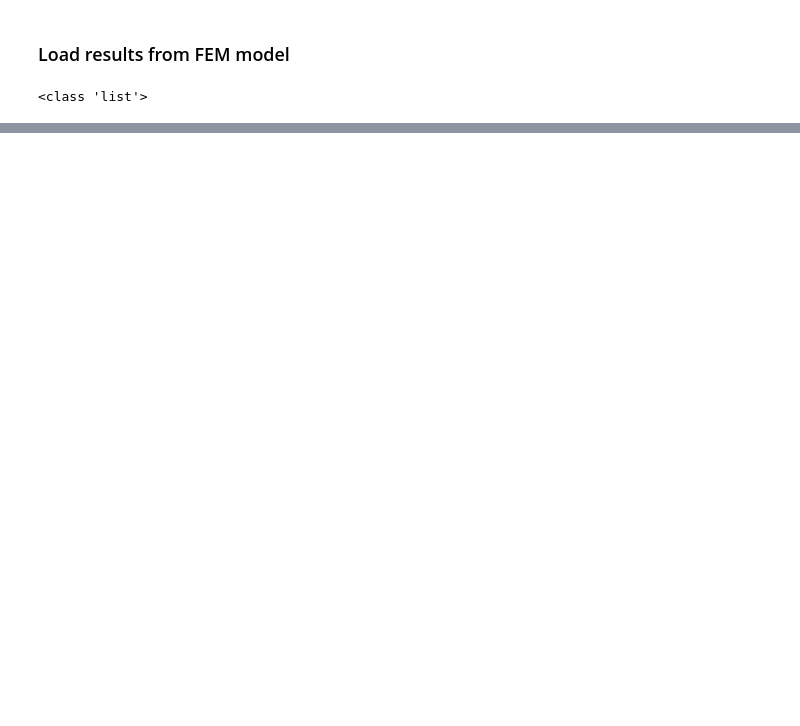
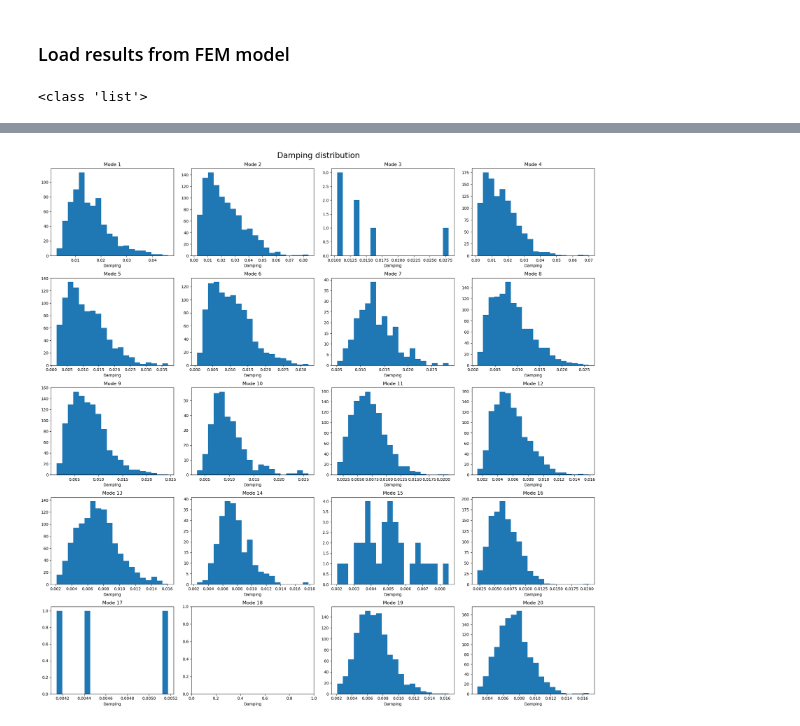
Before and after one commit to emilnebb/AOMA_Halogaland, a Jupyter notebook: src/AOMA/Result_exploration/AOMA_vs_FEM.ipynb, the cells around one changed output, grey strips where cells are left out. Saved outputs shown, nothing was run; the diff lists cells and outputs as text; code cells hidden in the pictures; blank space fills up the shorter version.

```diff
--- a/src/AOMA/Result_exploration/AOMA_vs_FEM.ipynb
+++ b/src/AOMA/Result_exploration/AOMA_vs_FEM.ipynb
@@ -149,0 +43,5 @@ plt.show()
+# %%
+damp_dist = tracer.plot_damping_distribution()
+plt.savefig('damping_distribution.jpg')
+# %% [output]
+[figure, added]
```
Also changed, not shown: parts of 16 cells of this notebook.
